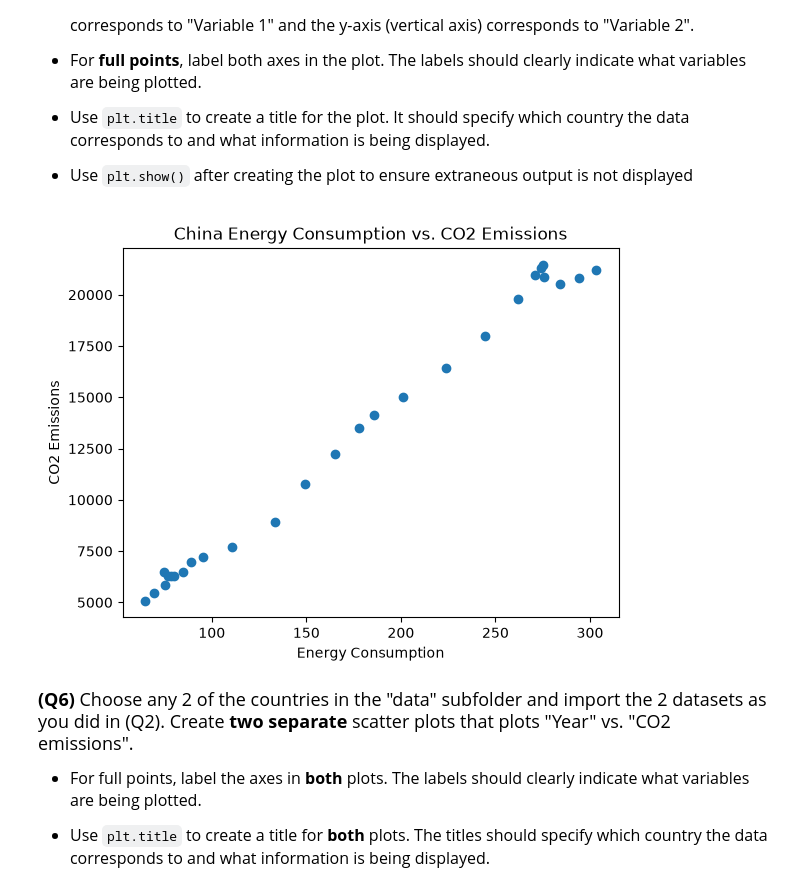
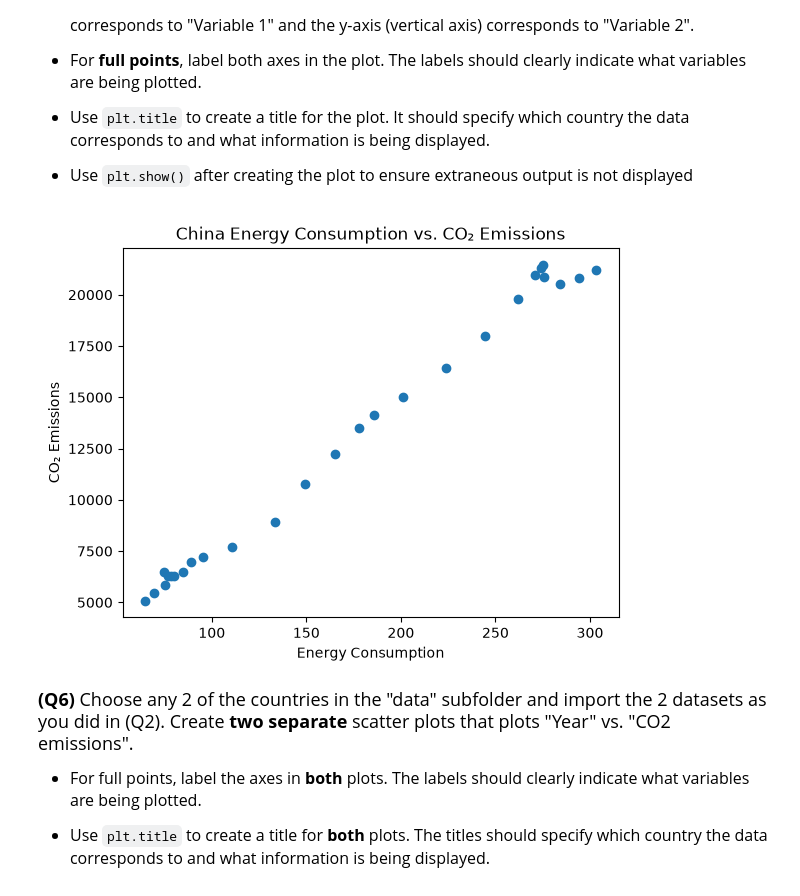
Before and after one commit to moozsqueed/datasci185fall2026, a Jupyter notebook: _assignments/assignment_2/Assignment2.ipynb, the cells around one changed output. Drawn from its saved outputs; the diff is of its cells as text; code cells hidden in the pictures.

```diff
--- a/_assignments/assignment_2/Assignment2.ipynb
+++ b/_assignments/assignment_2/Assignment2.ipynb
@@ -127,13 +127,13 @@ Name: CO2_emission, dtype: float64
 # %%
 # Write your answer
 china_emissions = pandas.read_csv('data/china_emission.csv')
 plt.scatter(x=china_emissions['Energy_consumption'], y=china_emissions['CO2_emission'])
-plt.title('China Energy Consumption vs. CO2 Emissions')
+plt.title('China Energy Consumption vs. CO\u2082 Emissions')
 plt.xlabel('Energy Consumption')
-plt.ylabel('CO2 Emissions')
+plt.ylabel('CO\u2082 Emissions')
 plt.show()
 # %% [output]
-[figure, old version]
+[figure, new version]
 # %% [markdown]
 <font size = "4">
 
```
Also changed, not shown: parts of 1 cell of this notebook, 1 other file.
